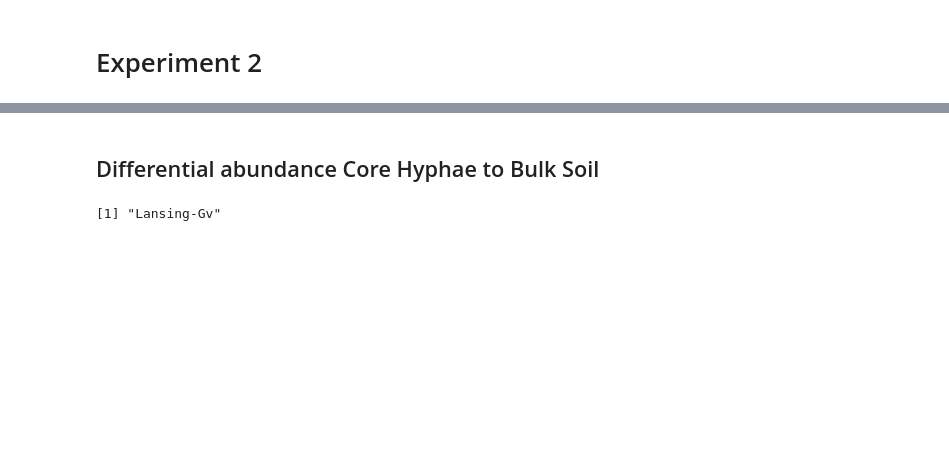
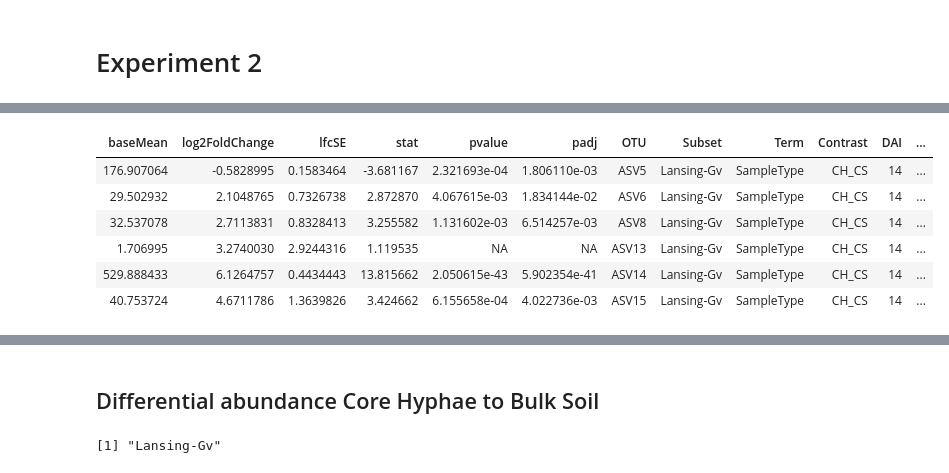
Before and after one commit to bdemmett/Hyphosphere, a Jupyter notebook: notebooks/MiSeqRuns/8-3EXP_DESeq2.ipynb, the cells around one changed output, grey strips where cells are left out. Drawn from its saved outputs; the diff is of its cells as text; code cells hidden in the pictures; blank space fills up the shorter version.

```diff
--- a/notebooks/MiSeqRuns/8-3EXP_DESeq2.ipynb
+++ b/notebooks/MiSeqRuns/8-3EXP_DESeq2.ipynb
@@ -175,0 +513,13 @@ fitting model and testing
+# %%
+out = df.l2fc.Exp3  %>% left_join(., taxa, by = c("OTU" = "ASV"))
+out$Experiment = 3
+head(out)
+outfile = file.path(work_dir, 'dfl2fc-Exp3.txt')
+# %% [output]
+| baseMean | log2FoldChange | lfcSE | stat | pvalue | padj | OTU | Subset | Term | Contrast | DAI | ... |
+| 176.907064 | -0.5828995 | 0.1583464 | -3.681167 | 2.321693e-04 | 1.806110e-03 | ASV5 | Lansing-Gv | SampleType | CH_CS | 14 | ... |
+| 29.502932 | 2.1048765 | 0.7326738 | 2.872870 | 4.067615e-03 | 1.834144e-02 | ASV6 | Lansing-Gv | SampleType | CH_CS | 14 | ... |
+| 32.537078 | 2.7113831 | 0.8328413 | 3.255582 | 1.131602e-03 | 6.514257e-03 | ASV8 | Lansing-Gv | SampleType | CH_CS | 14 | ... |
+| 1.706995 | 3.2740030 | 2.9244316 | 1.119535 | NA | NA | ASV13 | Lansing-Gv | SampleType | CH_CS | 14 | ... |
+| 529.888433 | 6.1264757 | 0.4434443 | 13.815662 | 2.050615e-43 | 5.902354e-41 | ASV14 | Lansing-Gv | SampleType | CH_CS | 14 | ... |
+| 40.753724 | 4.6711786 | 1.3639826 | 3.424662 | 6.155658e-04 | 4.022736e-03 | ASV15 | Lansing-Gv | SampleType | CH_CS | 14 | ... |
```
Also changed, not shown: parts of 37 cells of this notebook, 4 other files.
